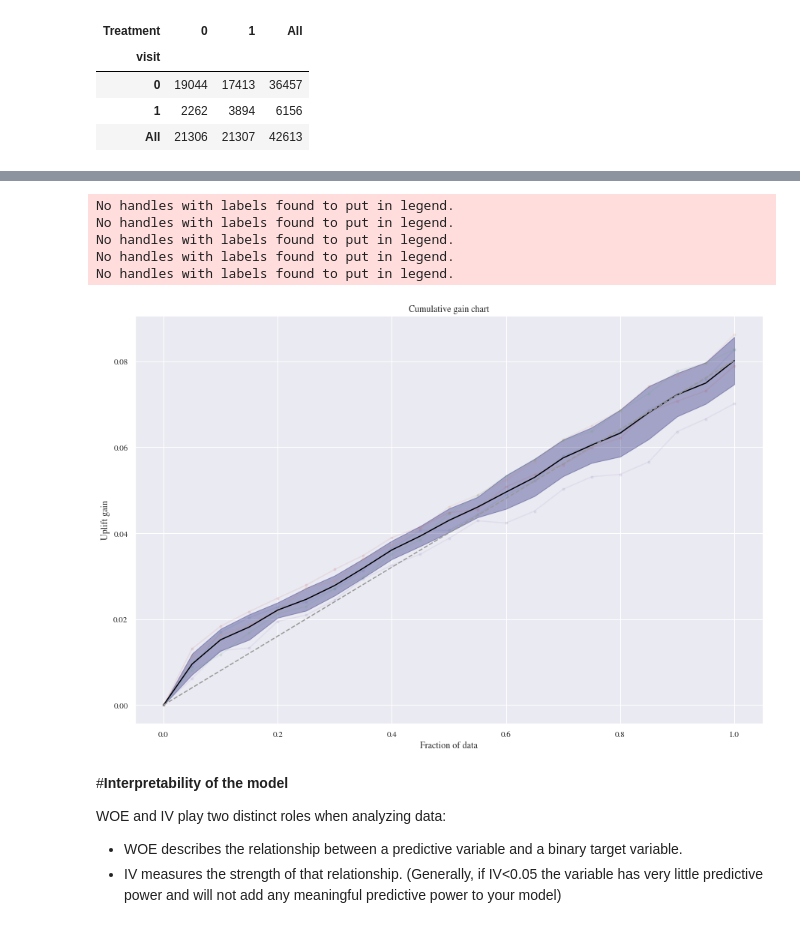
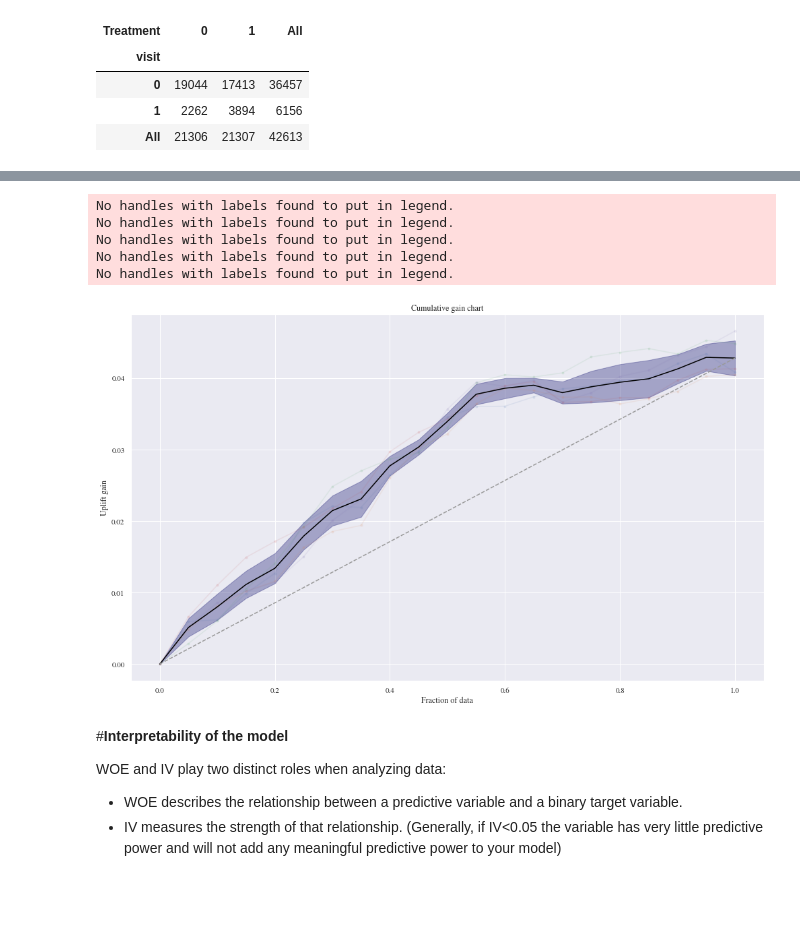
Before and after one commit to CoopXAdvancedAnalytics/Predictive_Analytics, a Jupyter notebook: APA_Hilstrom_Demo.ipynb, the cells around one changed output, grey strips where cells are left out. Saved outputs shown, nothing was run; the diff lists cells and outputs as text; code cells hidden in the pictures; blank space fills up the shorter version.

```diff
--- a/APA_Hilstrom_Demo.ipynb
+++ b/APA_Hilstrom_Demo.ipynb
@@ -594,12 +582,12 @@ Seed 4 finished.
 # %%
-up_men.plot(show_shuffle_fits=True);
+up_woman.plot(show_shuffle_fits=True);
 # %% [output]
 No handles with labels found to put in legend.
 No handles with labels found to put in legend.
 No handles with labels found to put in legend.
 No handles with labels found to put in legend.
 No handles with labels found to put in legend.
-[figure, old version]
+[figure, new version]
 # %% [markdown]
 
 #**Interpretability of the model**
```
Also changed, not shown: parts of 17 cells of this notebook.
